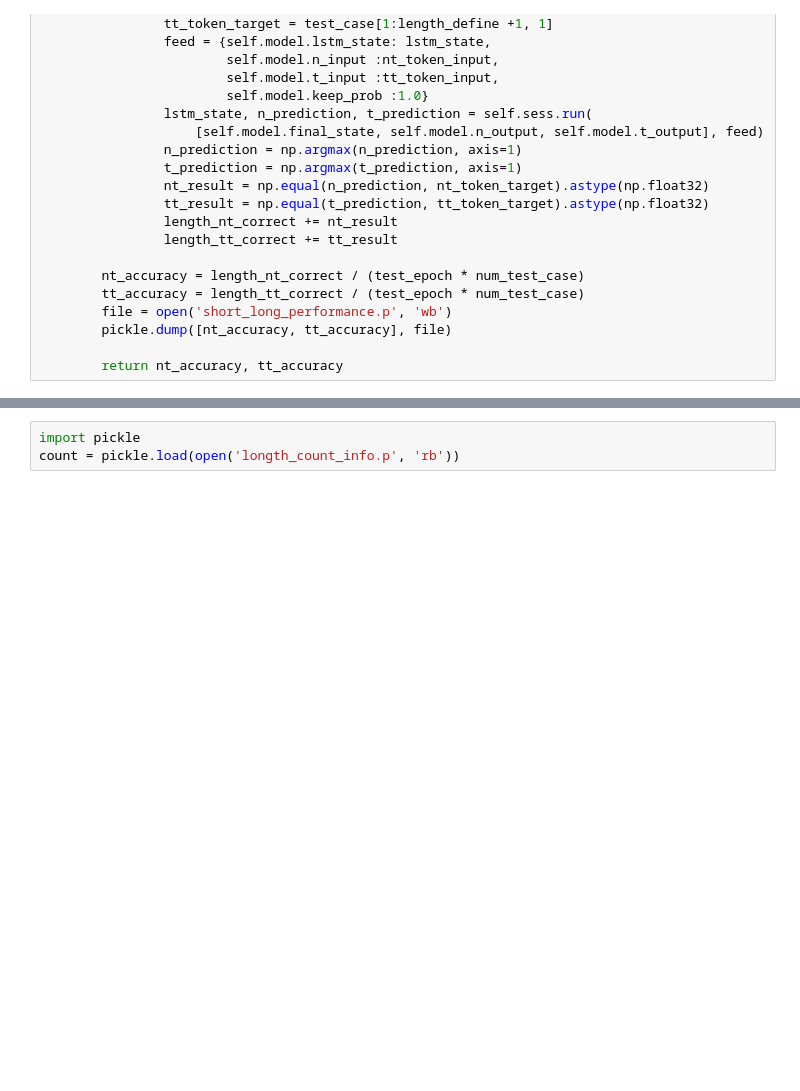
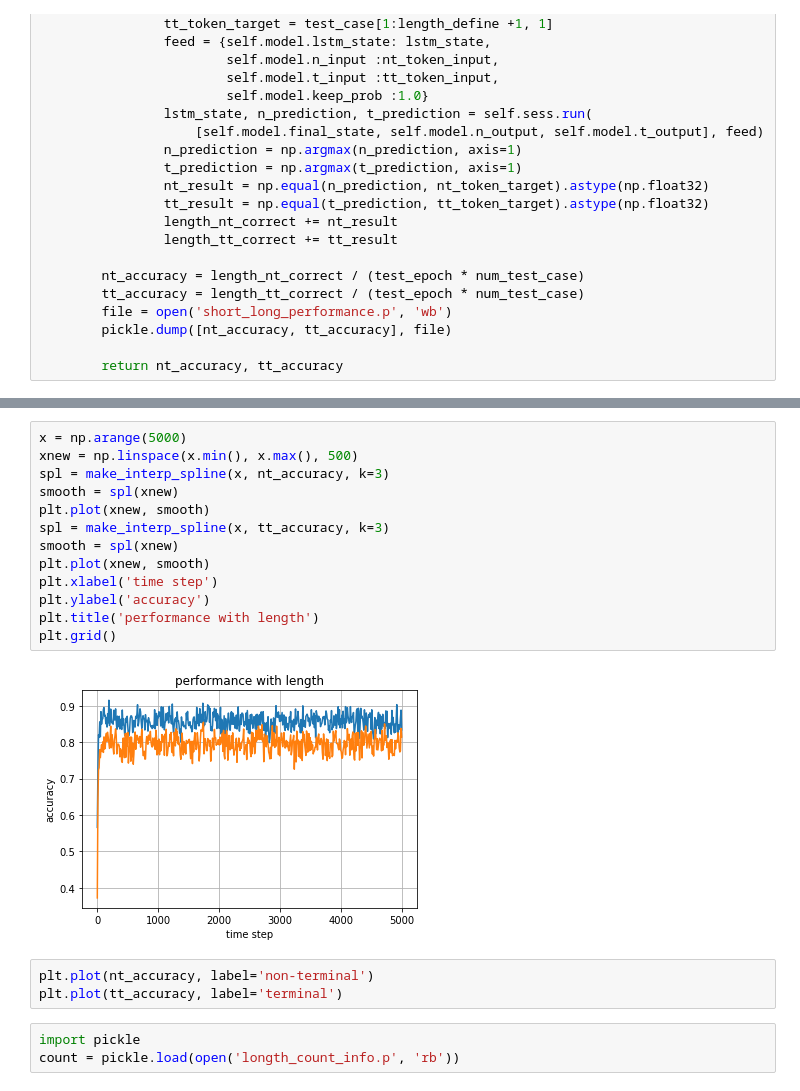
Before and after one commit to AgFeather/CodeCompletion, a Jupyter notebook: test_and_debug.ipynb, the cells around one changed output, grey strips where cells are left out. Drawn from its saved outputs; the diff is of its cells as text; blank space fills up the shorter version.

```diff
--- a/test_and_debug.ipynb
+++ b/test_and_debug.ipynb
@@ -136,3 +124,21 @@ nt, tt = model.short_long_performance()
+# %%
+x = np.arange(5000)
+xnew = np.linspace(x.min(), x.max(), 500)
+spl = make_interp_spline(x, nt_accuracy, k=3)
+smooth = spl(xnew)
+plt.plot(xnew, smooth)
+spl = make_interp_spline(x, tt_accuracy, k=3)
+smooth = spl(xnew)
+plt.plot(xnew, smooth)
+plt.xlabel('time step')
+plt.ylabel('accuracy')
+plt.title('performance with length')
+plt.grid()
+# %% [output]
+[figure, added]
+# %%
+plt.plot(nt_accuracy, label='non-terminal')
+plt.plot(tt_accuracy, label='terminal')
 # %%
 import pickle
 count = pickle.load(open('longth_count_info.p', 'rb'))
```
Also changed, not shown: parts of 15 cells of this notebook, 3 other files.
